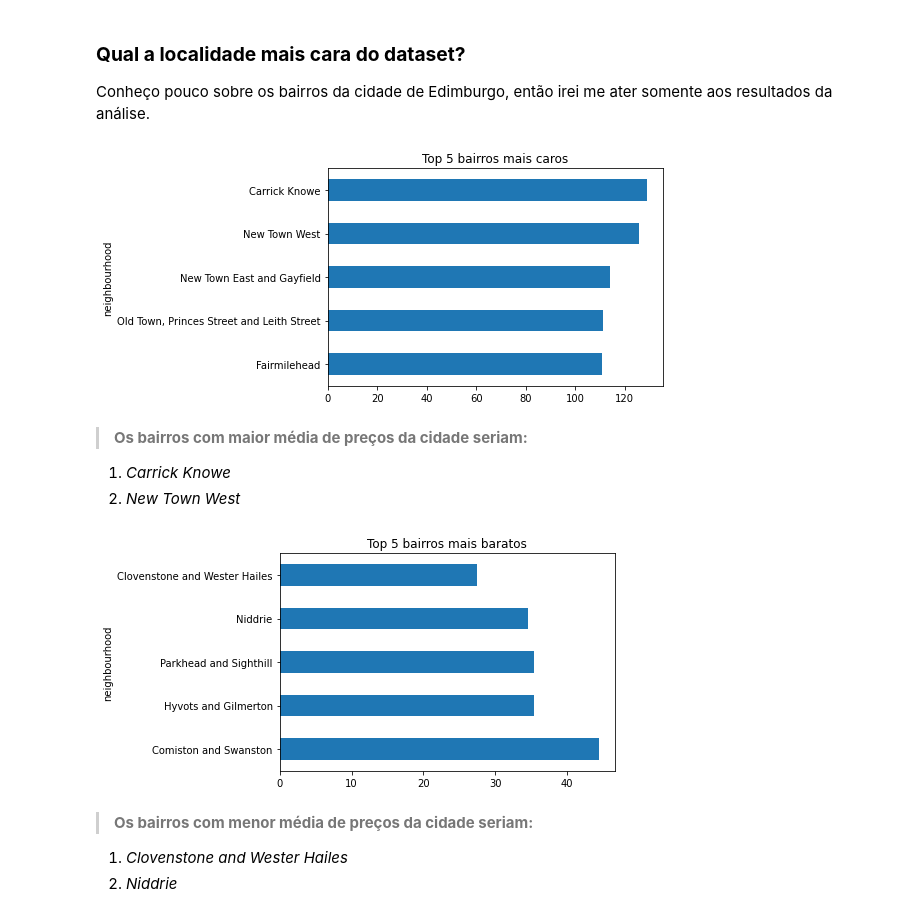
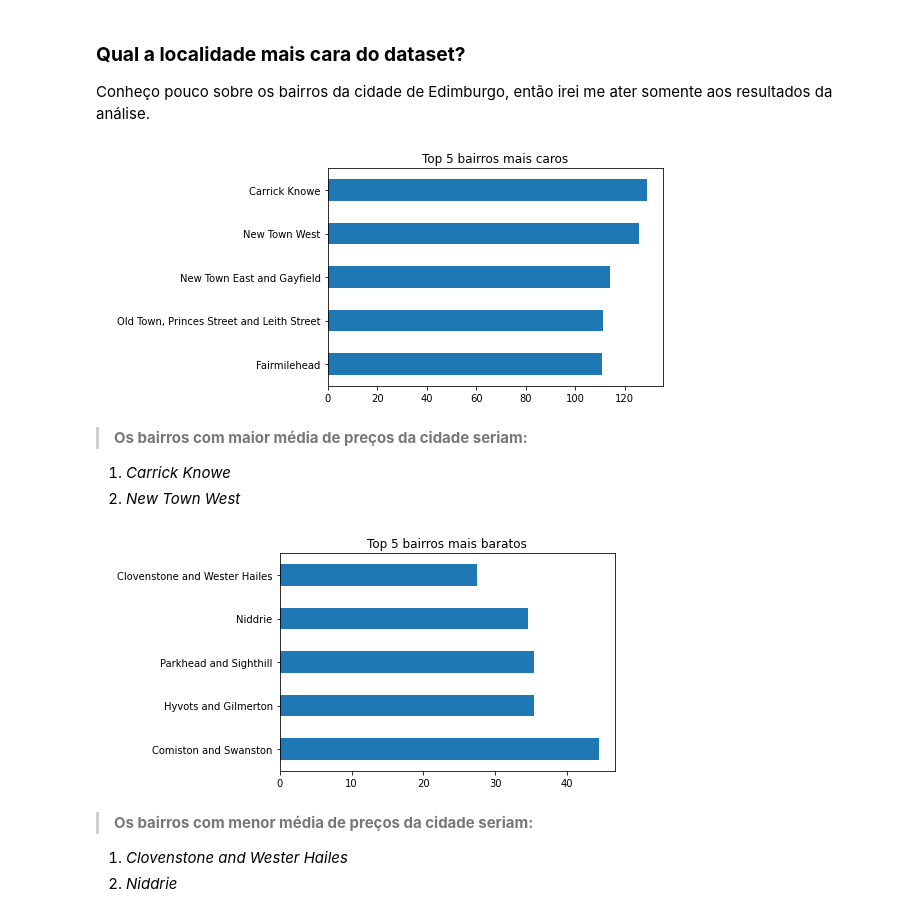
Before and after one commit to eubrunoosouza/Airbnb_DS_project, a Jupyter notebook: PROJETO_AIRBNB_EDIMBURGO.ipynb, the cells around one changed output. Drawn from its saved outputs; the diff is of its cells as text; code cells hidden in the pictures.

```diff
--- a/PROJETO_AIRBNB_EDIMBURGO.ipynb
+++ b/PROJETO_AIRBNB_EDIMBURGO.ipynb
@@ -555,10 +555,11 @@ Conheço pouco sobre os bairros da cidade de Edimburgo, então irei me ater some
 # %%
 # ver média de preços por bairros na cidade
 
 df_clean.groupby(['neighbourhood']).price.mean().sort_values(ascending=True)[106:].plot(kind='barh');
 plt.title('Top 5 bairros mais caros');
+plt.ylabel(' ');
 # %% [output]
-[figure, old version]
+[figure, new version]
 # %% [markdown]
 
 
@@ -570,8 +571,9 @@ plt.title('Top 5 bairros mais caros');
 
 df_clean.groupby(['neighbourhood']).price.mean().sort_values(ascending=False)[106:].plot(kind='barh');
 plt.title('Top 5 bairros mais baratos');
+plt.ylabel(' ');
 # %% [output]
-[figure, old version]
+[figure, new version]
 # %% [markdown]
 > **Os bairros com menor média de preços da cidade seriam:**
 1.  *Clovenstone and Wester Hailes*
```
